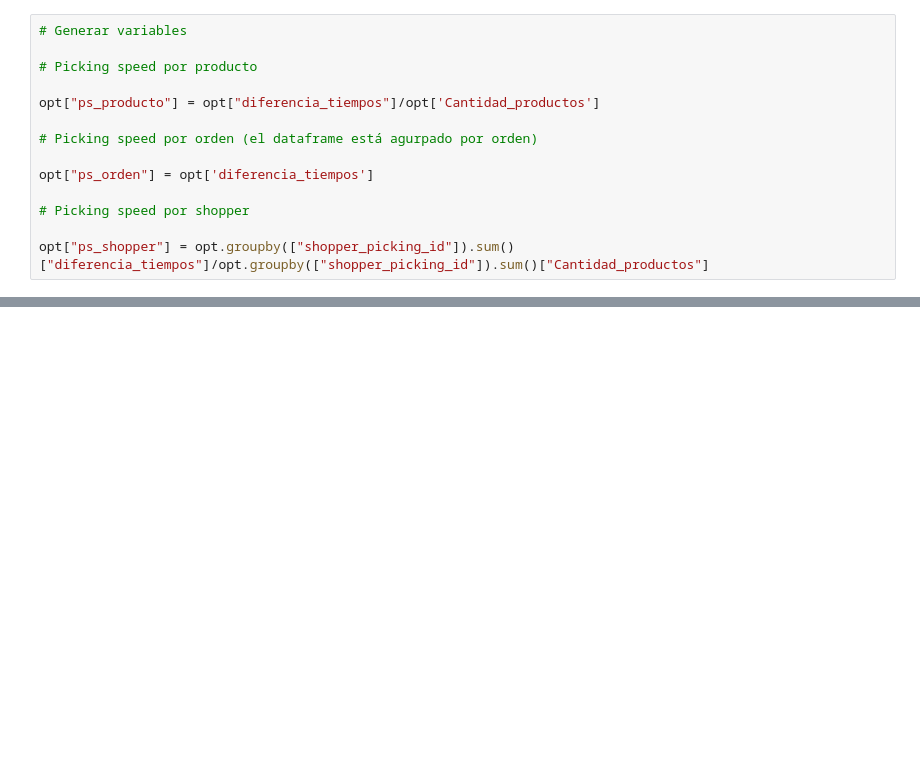
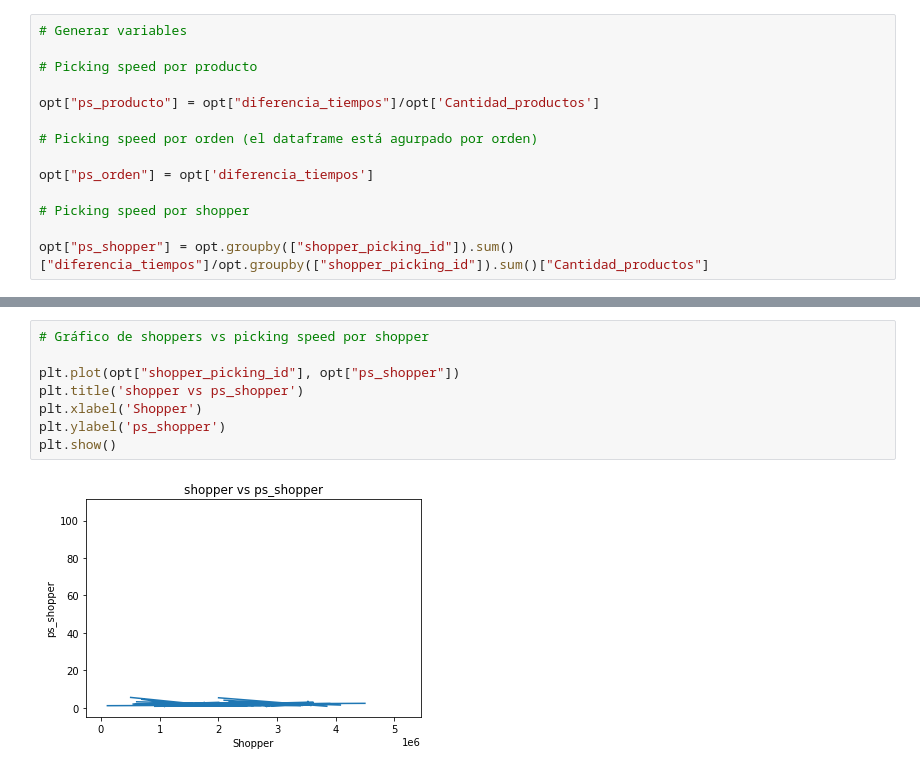
Before and after one commit to MaddoSaru/Personal, a Jupyter notebook: Data Analyst Test.ipynb, the cells around one changed output, grey strips where cells are left out. Saved outputs shown, nothing was run; the diff lists cells and outputs as text; blank space fills up the shorter version.

```diff
--- a/Data Analyst Test.ipynb
+++ b/Data Analyst Test.ipynb
@@ -180,0 +208,10 @@ plt.bar()
+# %%
+# Gráfico de shoppers vs picking speed por shopper
+
+plt.plot(opt["shopper_picking_id"], opt["ps_shopper"])
+plt.title('shopper vs ps_shopper')
+plt.xlabel('Shopper')
+plt.ylabel('ps_shopper')
+plt.show()
+# %% [output]
+[figure, added]
```
Also changed, not shown: parts of 8 cells of this notebook.
